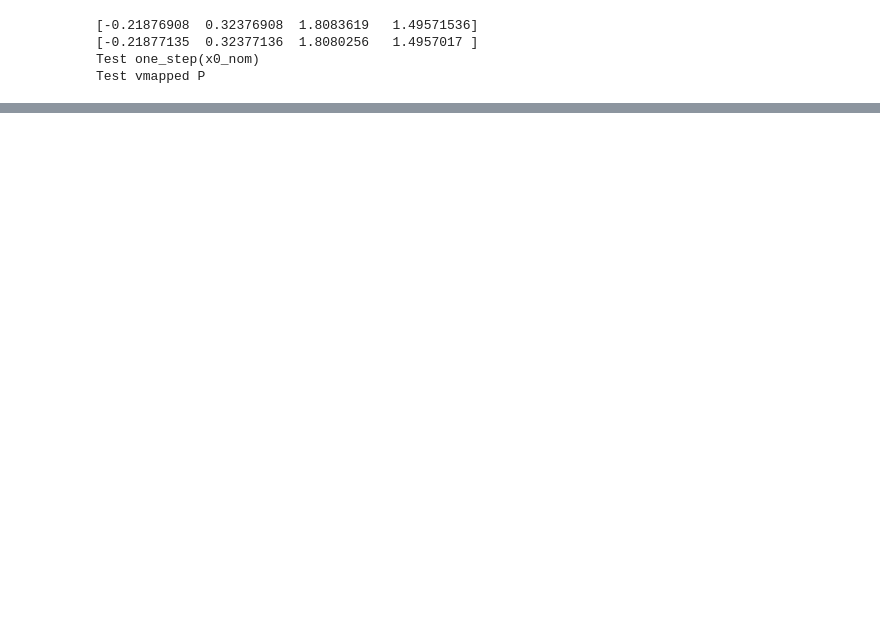
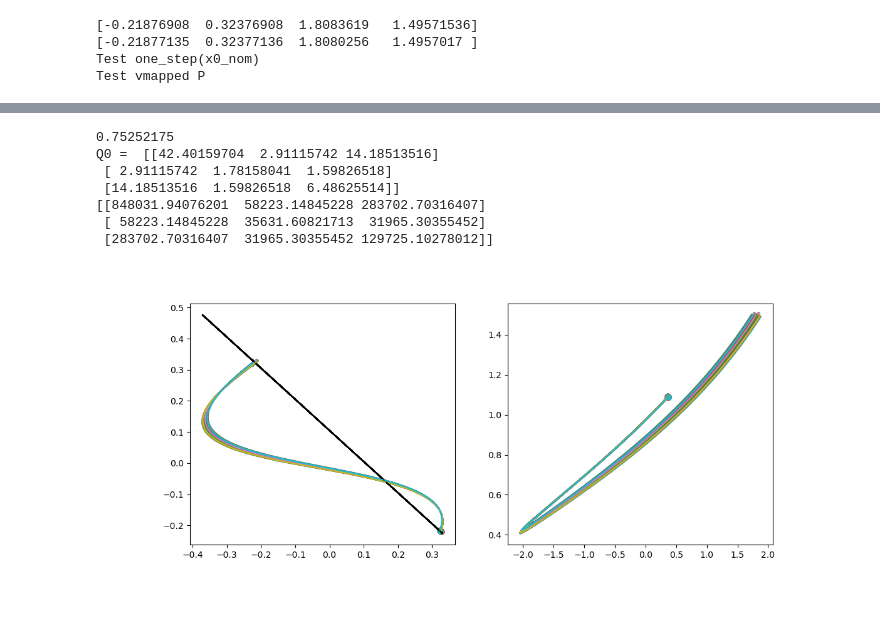
Before and after one commit to dynamicmobility/finite-step-invariance, a Jupyter notebook: IterativeAlgorithmCompassGait.ipynb, the cells around one changed output, grey strips where cells are left out. Cells and saved outputs as stored; diff of their text form; code cells hidden in the pictures.

Commit message:
Compass Gait step-to-step map updates, moved some functions around to ellipsoids

```diff
--- a/IterativeAlgorithmCompassGait.ipynb
+++ b/IterativeAlgorithmCompassGait.ipynb
@@ -99,31 +173,65 @@ assert jnp.allclose(full_pts_to_guard(guard_pts_to_full(guard_pts)), guard_pts,
+# %%
+# Contraction-based procedure to compute initial guess set
+
+import cvxpy as cp
+from scipy.linalg import sqrtm
+
+# Contraction rate is the spectral radius of A
+contr_rate = jnp.max(jnp.abs(jnp.linalg.eigvals(A_linear_3d))) + 1e-4
+print(contr_rate)
+P_cp = cp.Variable(A_linear_3d.shape, symmetric=True)
+cons = []
+cons.append(A_linear_3d.T @ P_cp @ A_linear_3d << contr_rate**2*P_cp)
+cons.append(P_cp >> jnp.eye(A_linear_3d.shape[0]))
+prob = cp.Problem(cp.Minimize(cp.trace(P_cp)), cons)
+prob.solve()
+
+Q0 = P_cp.value
+print('Q0 = ', Q0)
+E0 = Ellipsoid(3)
+E0.Q = Q0
+E0.scale(.00005)
+
+print(E0.Q)
+
+guard_pts = sample_from(E0, N).T
+# %% [output]
+0.75252175
+Q0 =  [[42.40159704  2.91115742 14.18513516]
+ [ 2.91115742  1.78158041  1.59826518]
+ [14.18513516  1.59826518  6.48625514]]
+[[848031.94076201  58223.14845228 283702.70316407]
+ [ 58223.14845228  35631.60821713  31965.30355452]
+ [283702.70316407  31965.30355452 129725.10278012]]
 # %%
-def rollout_sys_to_guard(xm):
-    xp = sys.reset(0, xm)
-    traj = diffeqsolve(term, solver, t0=0, t1=2, dt0=0.001, y0=xp, args=u, event=event, saveat=SaveAt(steps=1), throw=False, max_steps=8192)
-    ts = traj.ts
-    ys = traj.ys
+# Make sure all of the points are hitting the guard
+fig = plt.figure(figsize=(12, 5))
+ax1 = fig.add_subplot(1, 2, 1)
+ax2 = fig.add_subplot(1, 2, 2)
 
-    return traj, ts[jnp.isfinite(ts)], ys[jnp.isfinite(ts), :]
-plt.figure(1)
-plt.clf()
 a = guard_pts_to_full(guard_pts)
-for i in range(0, N, 50):
-    x0_pt = a[:, i].T
-    # print(x0_pt)
+for i in range(0, N, 10):
+    x0_pt = a[i, :]
     sol, ts, ys = rollout_sys_to_guard(x0_pt)
-    if(sol.result != RESULTS.event_occurred):
-        print(sol.result)
-        plt.scatter(ys[0, 0], ys[0, 1])
-        plt.plot(ys[:, 0], ys[:, 1])
-        print(guard_vmap(ys[-1, :][np.newaxis, :]))
-        x_guard = np.linspace(np.min(ys[:, 0]), np.max(ys[:, 0]), 200)
-        plt.plot(x_guard, 2 * sys.gamma - x_guard, 'k:')
-        # plt.plot(ys[:, 1], ys[:, 3])
+    # print(sol.result)
+    ax1.scatter(x0_pt[0], x0_pt[1], marker='x') # preimpact starting points
+    ax1.scatter(ys[0, 0], ys[0, 1]) # post-impact starting points
+    ax1.plot(ys[:, 0], ys[:, 1])
+    fig.add_axes(ax1)
+
+    ax2.scatter(x0_pt[2], x0_pt[3], marker='x') # Preimpact starting points
+    ax2.scatter(ys[0, 2], ys[0, 3]) # Post-impact starting points
+    ax2.plot(ys[:, 2], ys[:, 3])
+    fig.add_axes(ax2)
+    # print(guard_vmap(ys[-1, :][np.newaxis, :]))
+    x_guard = np.linspace(np.min(ys[:, 0]), np.max(ys[:, 0]), 10)
+    ax1.plot(x_guard, 2 * sys.gamma - x_guard, 'k:')
+    # plt.plot(ys[:, 1], ys[:, 3])
 
 plt.show()
-plt.close()
+# plt.close()
 # %% [output]
-[figure, old version]
+[figure, new version]
 # %%
 ## Algorithm subroutines for working with Ellipsoids
 
```
Also changed, not shown: parts of 9 cells of this notebook, 1 other file.
